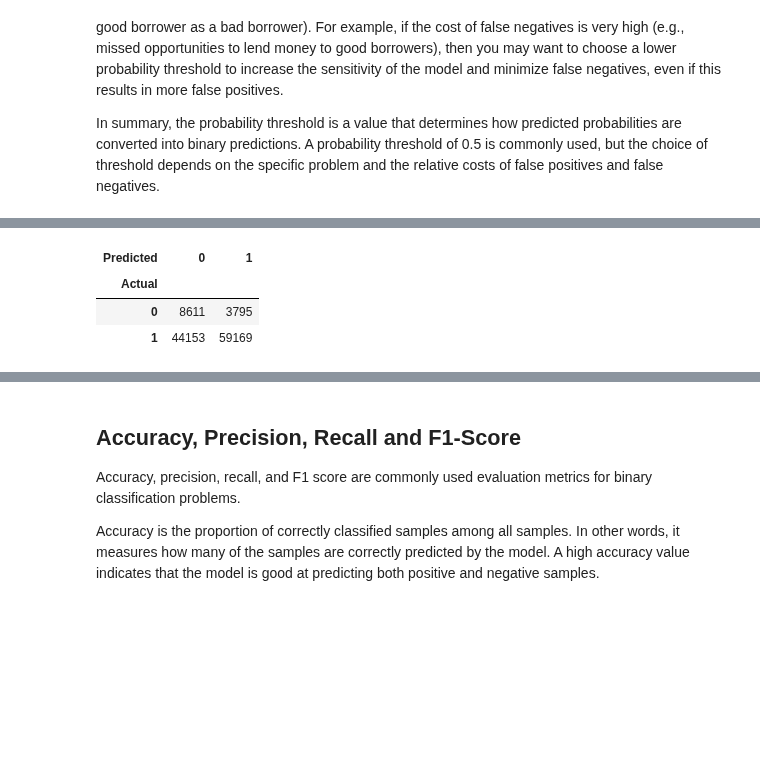
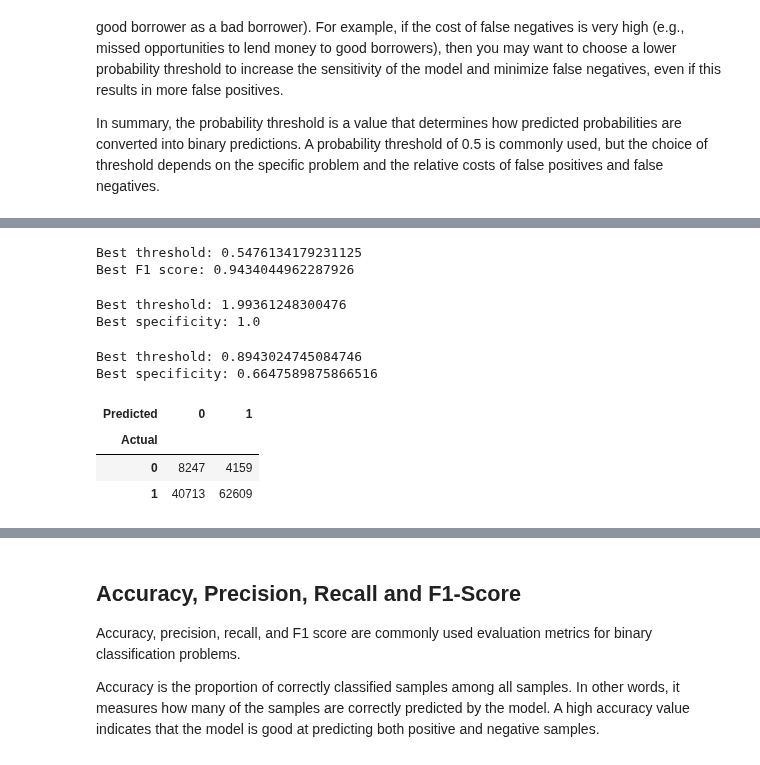
Before and after one commit to OzodbekOzodov/_credit-risk-modeling, a Jupyter notebook: Probability-of-default-model.ipynb, the cells around one changed output, grey strips where cells are left out. Saved outputs shown, nothing was run; the diff lists cells and outputs as text; code cells hidden in the pictures; blank space fills up the shorter version.

Commit message:
fixed the errors regarding test data, and moved on to the model application, and created credit score mechanisms

```diff
--- a/Probability-of-default-model.ipynb
+++ b/Probability-of-default-model.ipynb
@@ -652,0 +666,21 @@ In summary, the probability threshold is a value that determines how predicted p
+# %%
+
+from sklearn.metrics import roc_curve, f1_score
+
+# Calculate the fpr, tpr and threshold values
+fpr, tpr, thresholds = roc_curve(test_targets_probs['Target values'], test_targets_probs['Predicted Probabilities'])
+
+# Calculate the F1 score for each threshold value
+f1_scores = [f1_score(test_targets_probs['Target values'], test_targets_probs['Predicted Probabilities']>= threshold) for threshold in thresholds]
+
+# Find the index of the threshold that maximizes the F1 score
+best_index = np.argmax(f1_scores)
+
+# Select the best threshold value and print the F1 score
+best_threshold = thresholds[best_index]
+best_f1_score = f1_scores[best_index]
+print('Best threshold:', best_threshold)
+print('Best F1 score:', best_f1_score)
+# %% [output]
+Best threshold: 0.5476134179231125
+Best F1 score: 0.9434044962287926
@@ -652,0 +691,48 @@ In summary, the probability threshold is a value that determines how predicted p
+# %%
+'''from sklearn.metrics import roc_curve, confusion_matrix
+
+# Calculate the fpr, tpr and threshold values
+fpr, tpr, thresholds = roc_curve(test_targets_probs['Target values'], test_targets_probs['Predicted Probabilities'])
+
+# Calculate the specificity for each threshold value
+specificities = [confusion_matrix(test_targets_probs['Target values'],
+                test_targets_probs['Predicted Probabilities']>= threshold)[0,0]/(confusion_matrix(test_targets_probs['Target values'],
+                test_targets_probs['Predicted Probabilities']>= threshold)[0,0]+confusion_matrix(test_targets_probs['Target values'],
+                test_targets_probs['Predicted Probabilities']>= threshold)[0,1]) for threshold in thresholds]
+
+# Find the index of the threshold that maximizes specificity
+best_index = np.argmax(specificities)
+'''
+# Select the best threshold value and print the specificity
+best_threshold_sp = thresholds[best_index]
+best_specificity = specificities[best_index]
+print('Best threshold:', best_threshold_sp)
+print('Best specificity:', best_specificity)
+# %% [output]
+Best threshold: 1.99361248300476
+Best specificity: 1.0
+# %%
+from sklearn.metrics import roc_curve
+import numpy as np
+
+# Calculate the fpr, tpr and threshold values
+fpr, tpr, thresholds = roc_curve(test_targets_probs['Target values'], test_targets_probs['Predicted Probabilities'])
+
+# Calculate the specificity and sensitivity for each threshold value
+specificities = 1 - fpr
+sensitivities = tpr
+
+# Calculate the Youden's J statistic for each threshold value
+youden_js = sensitivities + specificities - 1
+
+# Find the index of the threshold that maximizes Youden's J statistic
+best_index = np.argmax(youden_js)
+
+# Select the best threshold value and print the specificity
+best_threshold_sp = thresholds[best_index]
+best_specificity = specificities[best_index]
+print('Best threshold:', best_threshold)
+print('Best specificity:', best_specificity)
+# %% [output]
+Best threshold: 0.8943024745084746
+Best specificity: 0.6647589875866516
@@ -653,9 +767,9 @@ In summary, the probability threshold is a value that determines how predicted p
 # %%
-threshold = 0.9
-test_targets_probs['Threshold: 0.5'] = np.where(test_targets_probs['Predicted Probabilities']>threshold,1,0)
-pd.crosstab(test_targets_probs['Target values'],test_targets_probs['Threshold: 0.5'], rownames=['Actual'], colnames=['Predicted'] )
+threshold = best_threshold_sp
+test_targets_probs['Threshold: best_f1'] = np.where(test_targets_probs['Predicted Probabilities']>threshold,1,0)
+pd.crosstab(test_targets_probs['Target values'],test_targets_probs['Threshold: best_f1'], rownames=['Actual'], colnames=['Predicted'] )
 # %% [output]
 | Predicted | 0 | 1 |
 | Actual |  |  |
-| 0 | 8611 | 3795 |
-| 1 | 44153 | 59169 |
+| 0 | 8247 | 4159 |
+| 1 | 40713 | 62609 |
```
Also changed, not shown: parts of 54 cells of this notebook.
